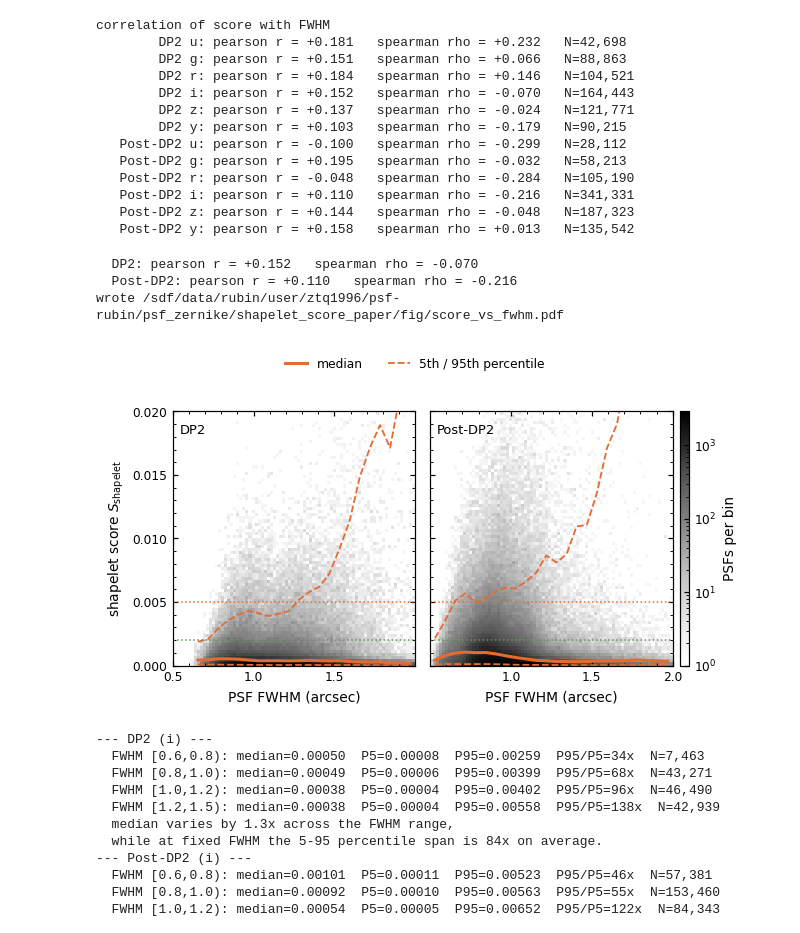
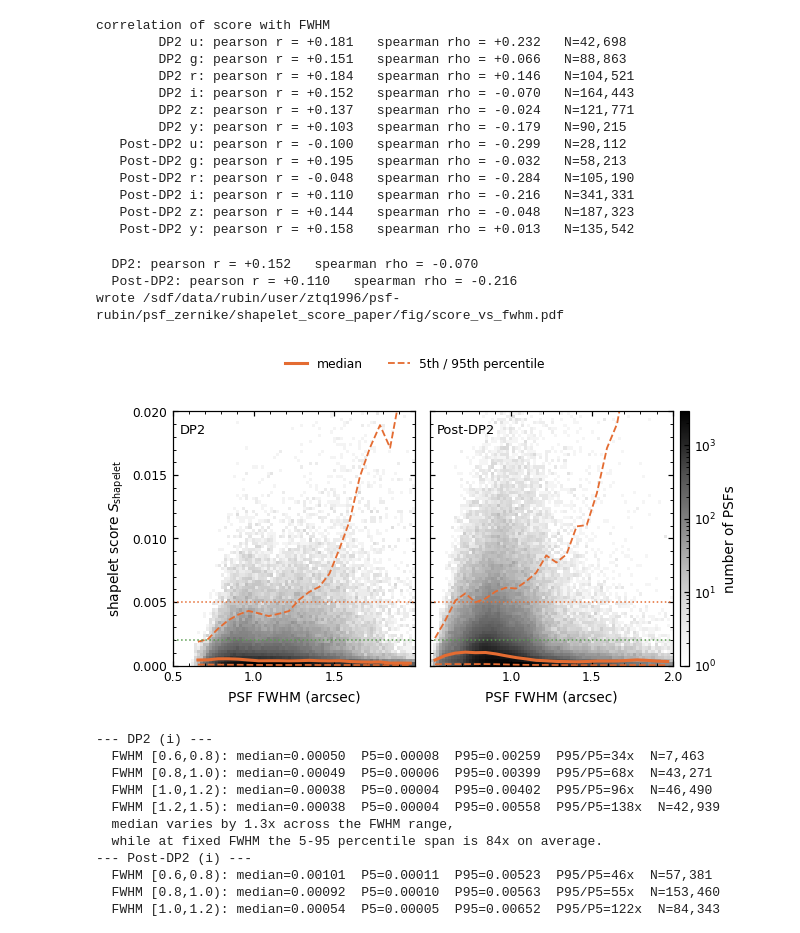
Before and after one commit to ztq1996/shapelet_score_paper, a Jupyter notebook: nb/03_score_distributions.ipynb, the cells around one changed output. Drawn from its saved outputs; the diff is of its cells as text; code cells hidden in the pictures.

```diff
--- a/nb/03_score_distributions.ipynb
+++ b/nb/03_score_distributions.ipynb
@@ -213,35 +213,35 @@ for ax, (epoch, _) in zip(axes, EPOCHS.items()):
     for e, name in zip(TIER_EDGES, ['MEDIUM', 'HIGH', 'VERY HIGH']):
         ax.axhline(e, color=TIER_COLORS[name], ls=':', lw=1.0)
 
     # The correlation with FWHM is well below |rho| = 0.3 in every band and
     # epoch, so the paper reports it qualitatively rather than as a number and
     # the panels carry only the epoch label. Values still printed below.
     r = np.corrcoef(s[ok], f[ok])[0, 1]
     rho = spearmanr(s[ok], f[ok]).statistic
     print(f'  {epoch}: pearson r = {r:+.3f}   spearman rho = {rho:+.3f}')
     ax.text(0.03, 0.95, epoch, transform=ax.transAxes, va='top', fontsize=8.5)
     ax.set_xlabel('PSF FWHM (arcsec)')
     ax.xaxis.set_minor_locator(MultipleLocator(0.1))
     ax.yaxis.set_minor_locator(MultipleLocator(0.001))
     ax.yaxis.set_major_locator(MultipleLocator(0.005))
 
 axes[0].set_xticks([0.5, 1.0, 1.5])          # avoid collision at the shared edge
 axes[1].set_xticks([1.0, 1.5, 2.0])
 axes[0].set_ylabel(r'shapelet score $S_{\rm shapelet}$')
 
 # Figure-level legend above the panels, so it cannot collide with the
 # annotations or with the rising 95th-percentile line.
 fig.legend(handles=[lmed, l95], loc='lower center', ncol=2, frameon=False,
            fontsize=8, bbox_to_anchor=(0.44, 0.97), handlelength=1.8)
-fig.colorbar(h[3], ax=axes, label='PSFs per bin', pad=0.012, aspect=28)
+fig.colorbar(h[3], ax=axes, label='number of PSFs', pad=0.012, aspect=28)
 
 fig.savefig(FIG / 'score_vs_fwhm.pdf')
 print('wrote', FIG / 'score_vs_fwhm.pdf')
 # %% [output]
   DP2: pearson r = +0.152   spearman rho = -0.070
   Post-DP2: pearson r = +0.110   spearman rho = -0.216
 wrote /sdf/data/rubin/user/ztq1996/psf-rubin/psf_zernike/shapelet_score_paper/fig/score_vs_fwhm.pdf
-[figure, old version]
+[figure, new version]
 # %%
 # Numbers quoted in the text.
 # The key point is not that the median is perfectly flat -- it is not -- but that
```
Also changed, not shown: 4 other files.
